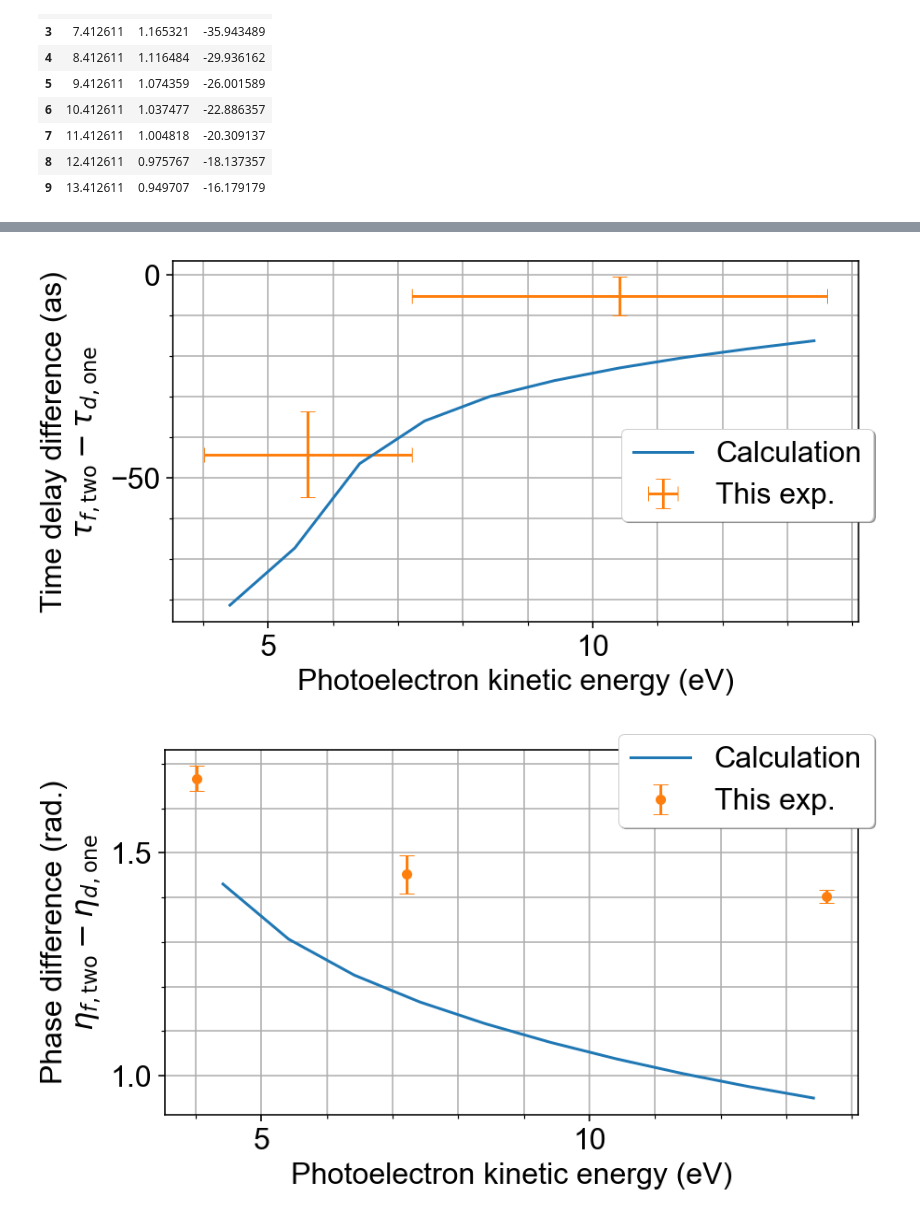
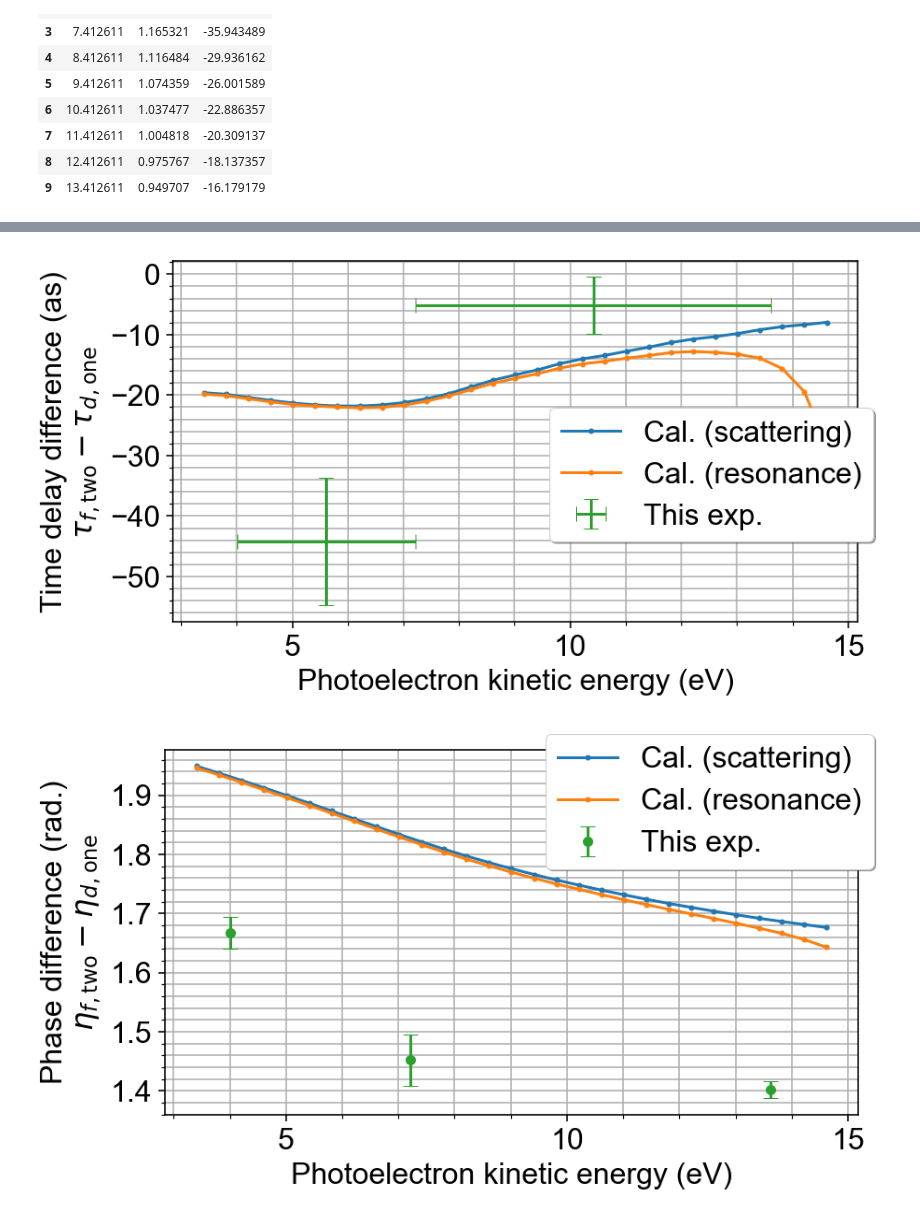
Before and after one commit to DaehyunPY/FERMI20144077, a Jupyter notebook: Notebooks/fig_compare_slide.ipynb, the cells around one changed output, grey strips where cells are left out. Drawn from its saved outputs; the diff is of its cells as text; code cells hidden in the pictures.

Commit message:
Update notebook "fig_compare_slide.ipynb"

```diff
--- a/Notebooks/fig_compare_slide.ipynb
+++ b/Notebooks/fig_compare_slide.ipynb
@@ -3,7 +3,7 @@ import numpy as np
 import pandas as pd
 import matplotlib.pyplot as plt
 # %%
-exp = pd.read_excel('neon_eta_negp_gauss3.xlsx', sheet_name='eta')
+exp = pd.read_excel('Data/neon_eta_negp_gauss3.xlsx', sheet_name='eta')
 exp['photon'] = exp['photon (eV)']
 exp['weight'] = 1 / exp['eta_f−d_err'] ** 2
 exp['weighted_dph'] = exp['weight'] * exp['eta_f−d']
@@ -56,3 +56,12 @@ the
 | 7 | 11.412611 | 1.004818 | -20.309137 |
 | 8 | 12.412611 | 0.975767 | -18.137357 |
 | 9 | 13.412611 | 0.949707 | -16.179179 |
+# %%
+the = pd.read_excel('Data/the_neon_elena.xlsx')
+the['ke'] = 2*the['w_photon (eV)'] - 24.58738880
+the['dph_scatt'] = the['phase_scatt (rad)'] % (2*np.pi)
+the['dt_scatt'] = np.gradient(the['dph_scatt'], the['ke']) * 24.1888432651 / 0.0367493
+the['dph_res'] = the['phase_res (rad)'] % (2*np.pi)
+the['dt_res'] = np.gradient(the['dph_res'], the['ke']) * 24.1888432651 / 0.0367493
+the = the[the['ke']<15]
+the
@@ -59,27 +86,28 @@ the
 # %%
 plt.style.use('My Presentation.mplstyle')
 # plt.figure(figsize=(11.9,6.8))
 plt.figure(figsize=(13.3,7.6))
 plt.xlabel(r'Photoelectron kinetic energy (eV)')
 plt.ylabel('Time delay difference (as)\n' r'${\tau_f}_{\rm,two} - {\tau_d}_{\rm,one}$')
 
-plt.plot(the['ke'], the['dt'], label='Calculation')
+plt.plot(the['ke'], the['dt_scatt'], '.-', label='Cal. (scattering)')
+plt.plot(the['ke'], the['dt_res'], '.-', label='Cal. (resonance)')
 plt.errorbar(dff['ke'], dff['dt'],
              xerr=dff['ke_err'], yerr=dff['dt_err'],
              fmt=',',
              label='This exp.')
 
 plt.locator_params(axis='x', steps=[1, 5, 10])
 plt.locator_params(axis='y', steps=[1, 5, 10])
 plt.grid(True, which='both')
 
 plt.figlegend(loc='center right', shadow=True)
 plt.tight_layout()
 pos = plt.gca().get_position()
-plt.savefig('fig_compare_dt_slide.pdf')
+plt.savefig('Figures/fig_compare_dt_slide.pdf')
 plt.show()
 # %% [output]
-[figure, old version]
+[figure, new version]
 # %%
 plt.style.use('My Presentation.mplstyle')
 # plt.figure(figsize=(11.9,6.8))
@@ -87,7 +115,8 @@ plt.figure(figsize=(13.3,7.6))
 plt.xlabel(r'Photoelectron kinetic energy (eV)')
 plt.ylabel('Phase difference (rad.)\n' r'${\eta_f}_{\rm,two} - {\eta_d}_{\rm,one}$')
 
-plt.plot(the['ke'], the['dph'], label='Calculation')
+plt.plot(the['ke'], the['dph_scatt'], '.-', label='Cal. (scattering)')
+plt.plot(the['ke'], the['dph_res'], '.-', label='Cal. (resonance)')
 plt.errorbar(grp['ke'], grp['dph'],
              yerr=grp['dph_err'],
              fmt='o',
@@ -100,7 +129,7 @@ plt.grid(True, which='both')
 plt.figlegend(loc='upper right', shadow=True)
 plt.tight_layout()
 plt.gca().set_position(pos)
-plt.savefig('fig_compare_dph_slide.pdf')
+plt.savefig('Figures/fig_compare_dph_slide.pdf')
 plt.show()
 # %% [output]
-[figure, old version]
+[figure, new version]
```
Also changed, not shown: parts of 2 cells of this notebook, 1 other file.
